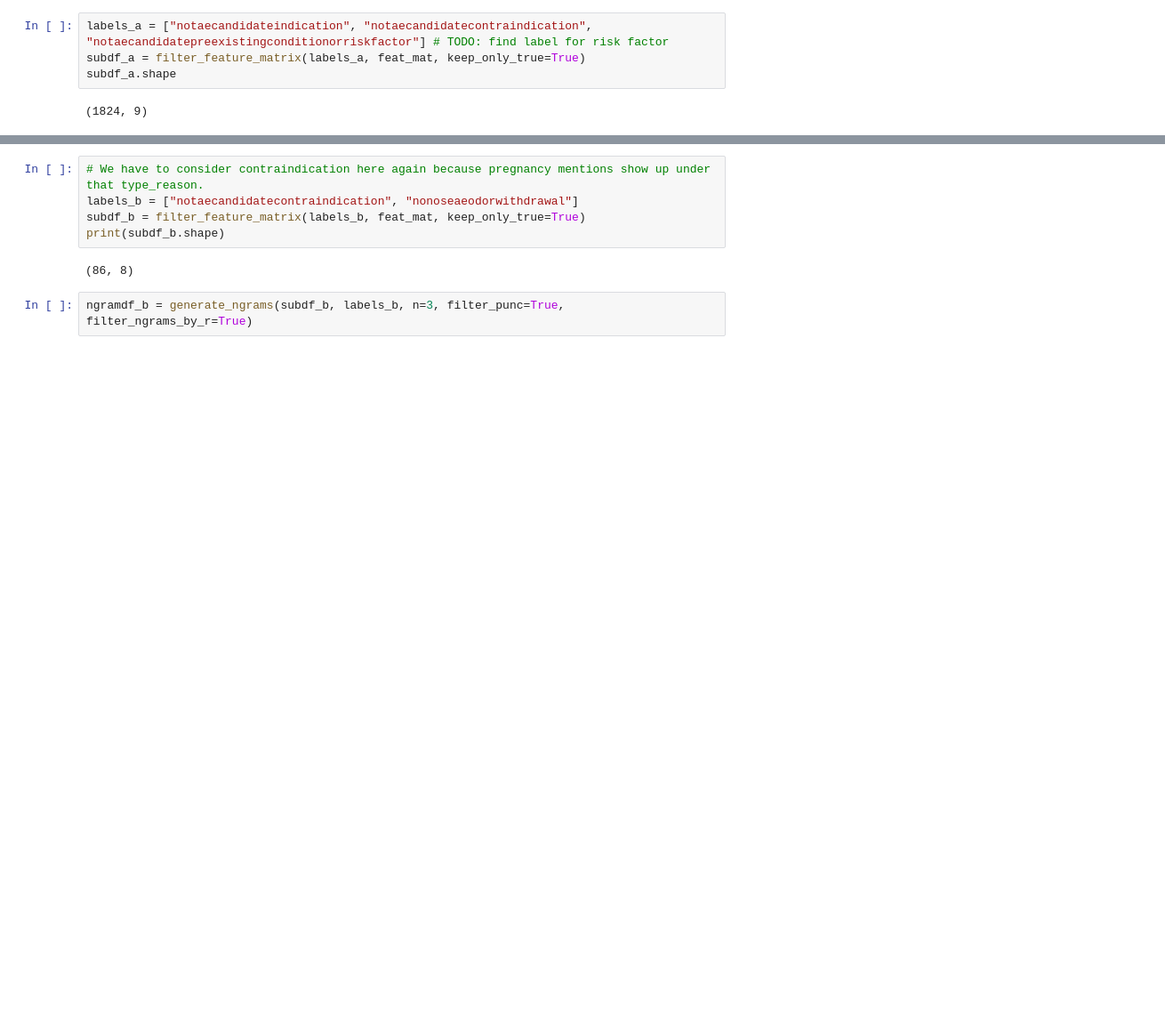
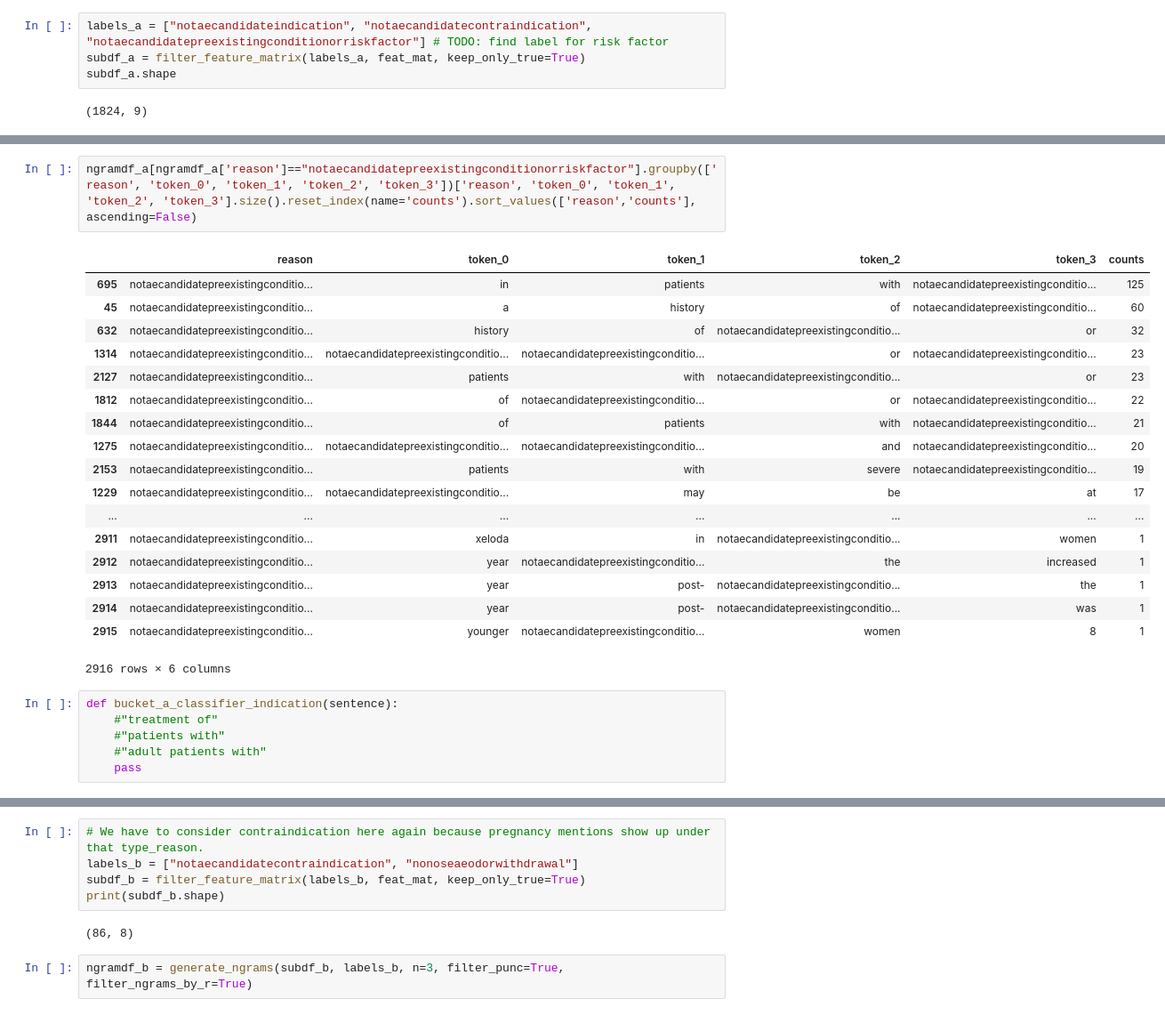
Before and after one commit to ClarityNLP/ClarityNLP, a Jupyter notebook: notebooks/cooking/Cooking_with_ClarityNLP_011619.ipynb, the cells around one changed output, grey strips where cells are left out. Shown at 89% size. Drawn from its saved outputs; the diff is of its cells as text; blank space fills up the shorter version.

```diff
--- a/notebooks/cooking/Cooking_with_ClarityNLP_011619.ipynb
+++ b/notebooks/cooking/Cooking_with_ClarityNLP_011619.ipynb
@@ -376,0 +444,27 @@ Min row sum=  0
+# %%
+ngramdf_a[ngramdf_a['reason']=="notaecandidatepreexistingconditionorriskfactor"].groupby(['reason', 'token_0', 'token_1', 'token_2', 'token_3'])['reason', 'token_0', 'token_1', 'token_2', 'token_3'].size().reset_index(name='counts').sort_values(['reason','counts'], ascending=False)
+# %% [output]
+|  | reason | token_0 | token_1 | token_2 | token_3 | counts |
+| 695 | notaecandidatepreexistingconditio... | in | patients | with | notaecandidatepreexistingconditio... | 125 |
+| 45 | notaecandidatepreexistingconditio... | a | history | of | notaecandidatepreexistingconditio... | 60 |
+| 632 | notaecandidatepreexistingconditio... | history | of | notaecandidatepreexistingconditio... | or | 32 |
+| 1314 | notaecandidatepreexistingconditio... | notaecandidatepreexistingconditio... | notaecandidatepreexistingconditio... | or | notaecandidatepreexistingconditio... | 23 |
+| 2127 | notaecandidatepreexistingconditio... | patients | with | notaecandidatepreexistingconditio... | or | 23 |
+| 1812 | notaecandidatepreexistingconditio... | of | notaecandidatepreexistingconditio... | or | notaecandidatepreexistingconditio... | 22 |
+| 1844 | notaecandidatepreexistingconditio... | of | patients | with | notaecandidatepreexistingconditio... | 21 |
+| 1275 | notaecandidatepreexistingconditio... | notaecandidatepreexistingconditio... | notaecandidatepreexistingconditio... | and | notaecandidatepreexistingconditio... | 20 |
+| 2153 | notaecandidatepreexistingconditio... | patients | with | severe | notaecandidatepreexistingconditio... | 19 |
+| 1229 | notaecandidatepreexistingconditio... | notaecandidatepreexistingconditio... | may | be | at | 17 |
+| ... | ... | ... | ... | ... | ... | ... |
+| 2911 | notaecandidatepreexistingconditio... | xeloda | in | notaecandidatepreexistingconditio... | women | 1 |
+| 2912 | notaecandidatepreexistingconditio... | year | notaecandidatepreexistingconditio... | the | increased | 1 |
+| 2913 | notaecandidatepreexistingconditio... | year | post- | notaecandidatepreexistingconditio... | the | 1 |
+| 2914 | notaecandidatepreexistingconditio... | year | post- | notaecandidatepreexistingconditio... | was | 1 |
+| 2915 | notaecandidatepreexistingconditio... | younger | notaecandidatepreexistingconditio... | women | 8 | 1 |
+2916 rows × 6 columns
+# %%
+def bucket_a_classifier_indication(sentence):
+    #"treatment of"
+    #"patients with"
+    #"adult patients with"
+    pass
```
Also changed, not shown: parts of 39 cells of this notebook, 3 other files.
